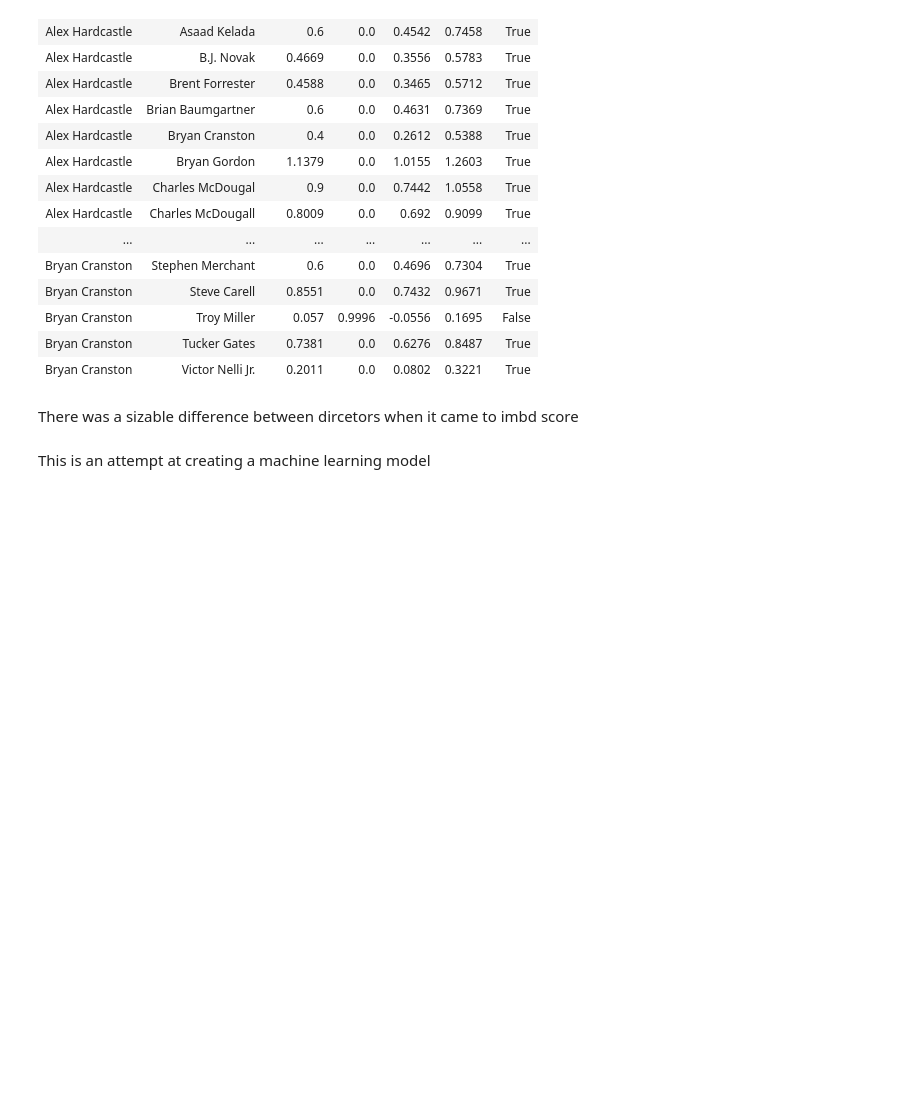
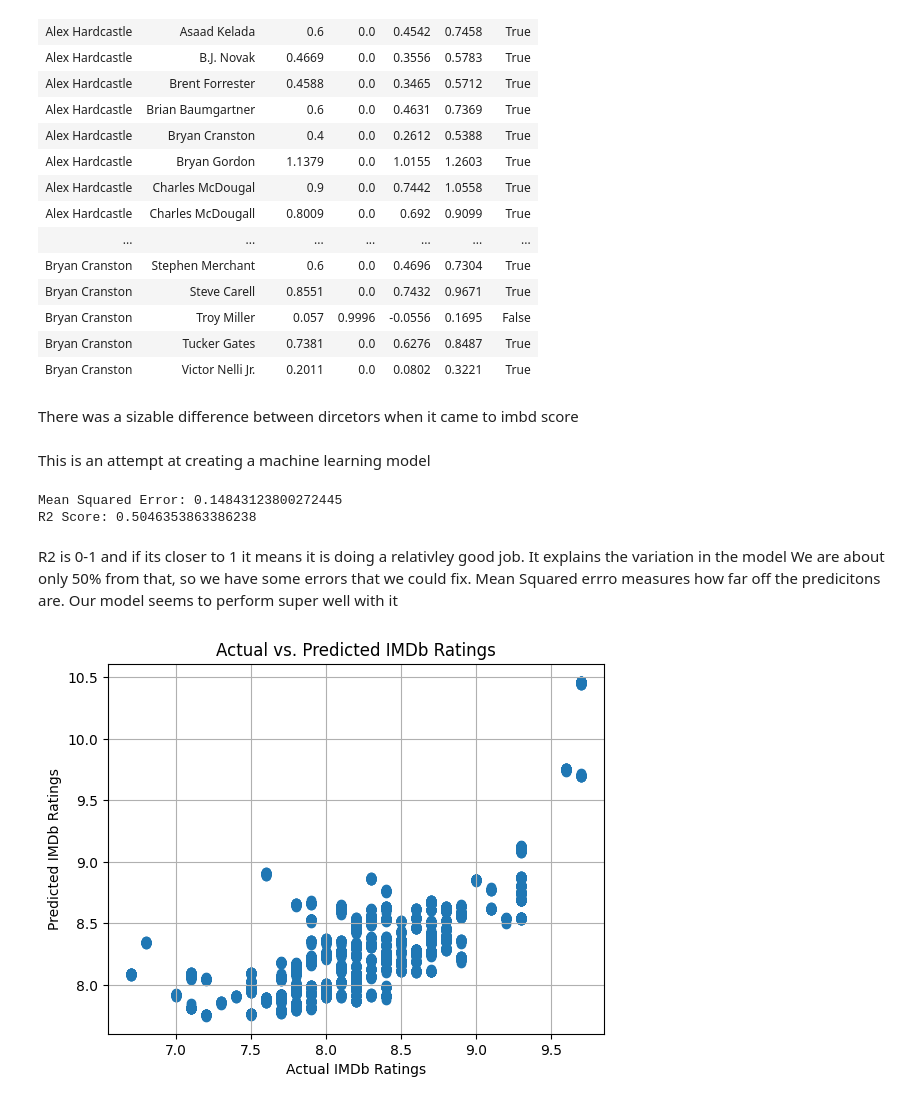
Before and after one commit to sirmelon/office-dataset, a Jupyter notebook: Office_dataset_project.ipynb, the cells around one changed output. Saved outputs shown, nothing was run; the diff lists cells and outputs as text; code cells hidden in the pictures; blank space fills up the shorter version.

```diff
--- a/Office_dataset_project.ipynb
+++ b/Office_dataset_project.ipynb
@@ -236,0 +227,41 @@ pred = reg.predict(X_test)
+# %%
+from sklearn.model_selection import train_test_split
+from sklearn.linear_model import LinearRegression
+from sklearn.metrics import mean_squared_error, r2_score
+# Define new features andtarget
+features = office_df[['season','episode', 'total_votes',
+'sentimentAnalysis_score',
+'sentimentr_score',
+'syuzhet_score']]
+target =office_df['imdb_rating']
+# Train-test split
+X_train, X_test, y_train, y_test =train_test_split(features, target,test_size=0.2, random_state=42)
+
+# Train the model
+model = LinearRegression()
+# Predict
+model.fit(X_train, y_train)
+predictions =model.predict(X_test)
+# Evaluate
+mse = mean_squared_error(y_test, predictions)
+
+r2 = r2_score(y_test,predictions)
+
+print("Mean Squared Error:",mse)
+
+print("R2 Score:", r2)
+# %% [output]
+Mean Squared Error: 0.14843123800272445
+R2 Score: 0.5046353863386238
+# %% [markdown]
+R2 is 0-1 and if its closer to 1 it means it is doing a relativley good job. It explains the variation in the model  We are about only 50% from that, so we have some errors that we could fix. Mean Squared errro measures how far off the predicitons are. Our model seems to perform super well with it
+# %%
+# Visualize predictions vs actual values
+plt.scatter(y_test, predictions)
+plt.xlabel("Actual IMDb Ratings")
+plt.ylabel("Predicted IMDb Ratings")
+plt.title("Actual vs. Predicted IMDb Ratings")
+plt.grid(True)
+plt.show()
+# %% [output]
+[figure, added]
```
Also changed, not shown: parts of 7 cells of this notebook.
